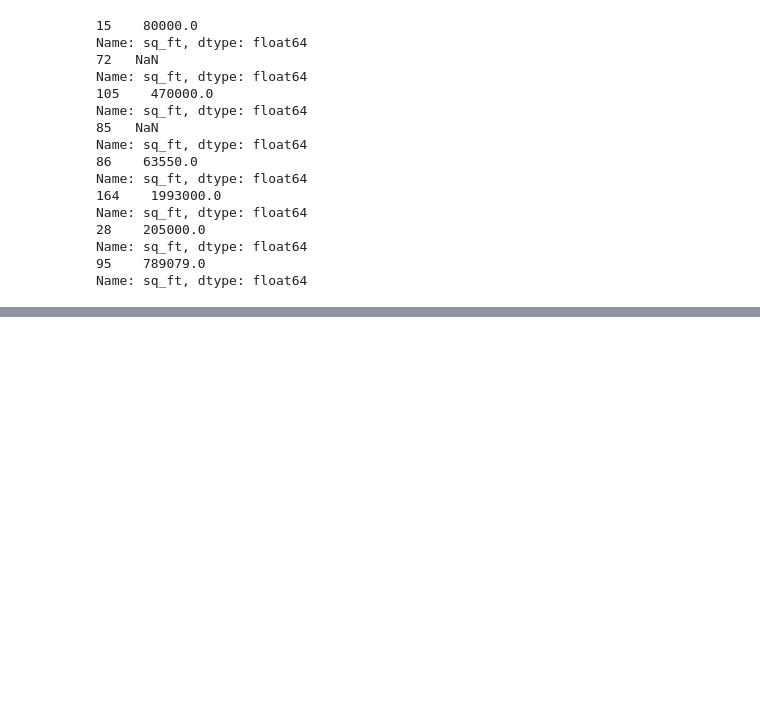
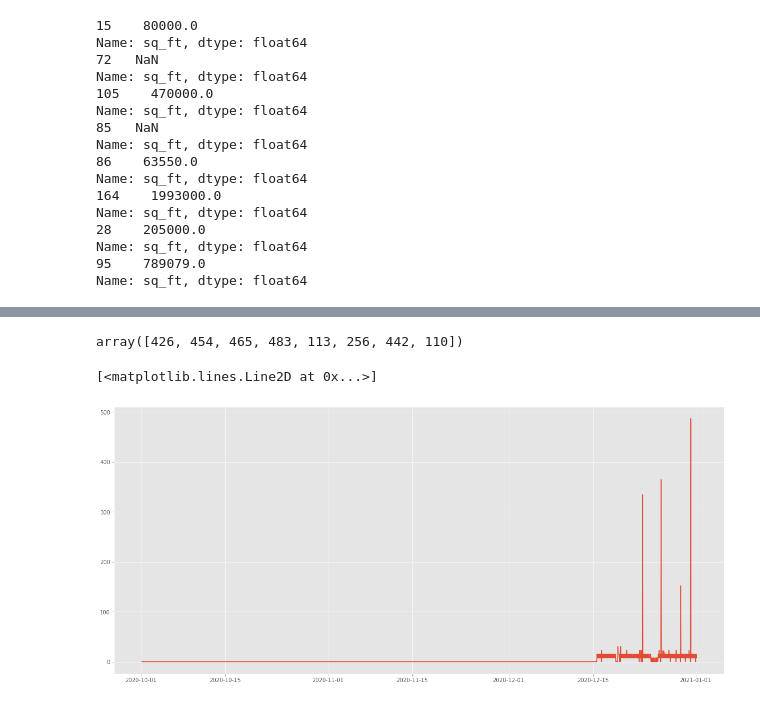
Before and after one commit to PengkunLiu/RTEM_CMU, a Jupyter notebook: RTEM Jupyter Notebook/EUI-gas.ipynb, the cells around one changed output, grey strips where cells are left out. Cells and saved outputs as stored; diff of their text form; code cells hidden in the pictures; blank space fills up the shorter version.

```diff
--- a/RTEM Jupyter Notebook/EUI-gas.ipynb
+++ b/RTEM Jupyter Notebook/EUI-gas.ipynb
@@ -748,0 +775,10 @@ bdgs_df[bdgs_df.index == 85]
+# %%
+bdgs_gas
+# %% [output]
+array([426, 454, 465, 483, 113, 256, 442, 110])
+# %%
+plt.figure()
+plt.plot(data_gas_by_bdgs['timestamp'], data_gas_by_bdgs[110])
+# %% [output]
+[<matplotlib.lines.Line2D at 0x...>]
+[figure, added]
```
Also changed, not shown: parts of 7 cells of this notebook, 6 other files.
